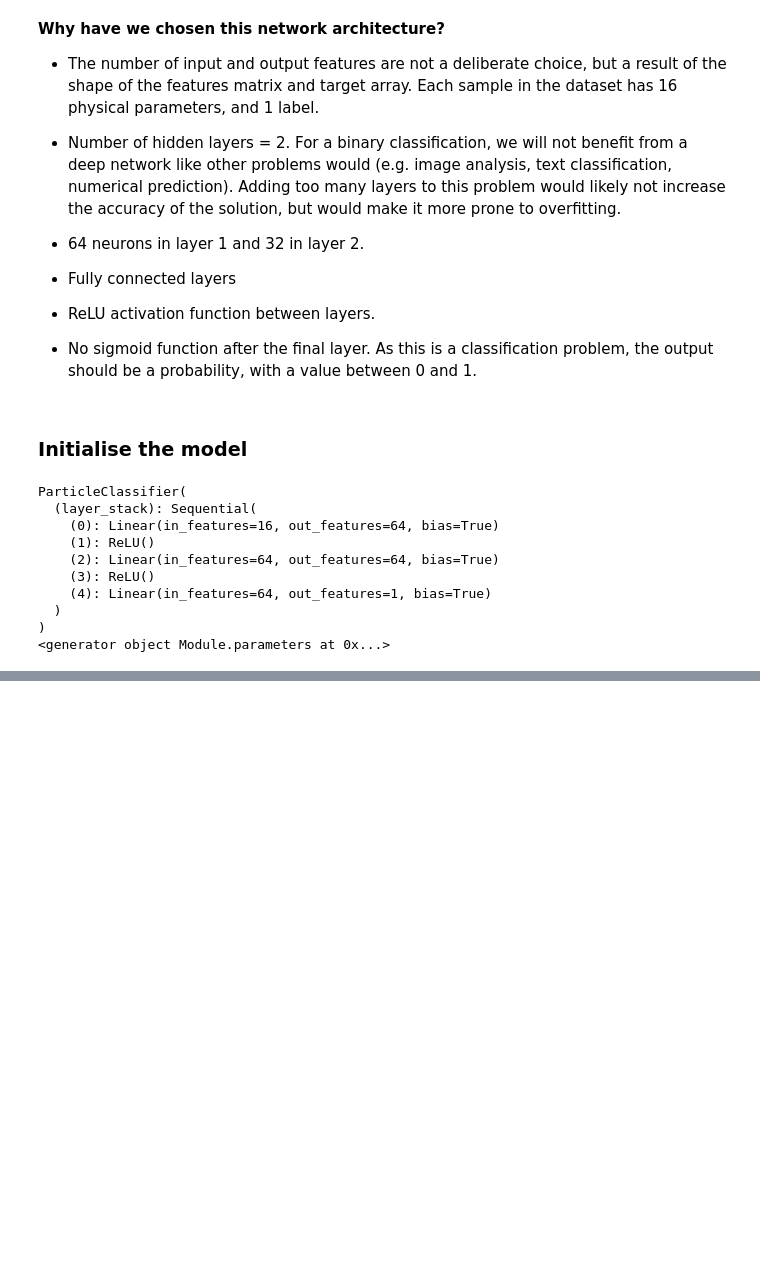
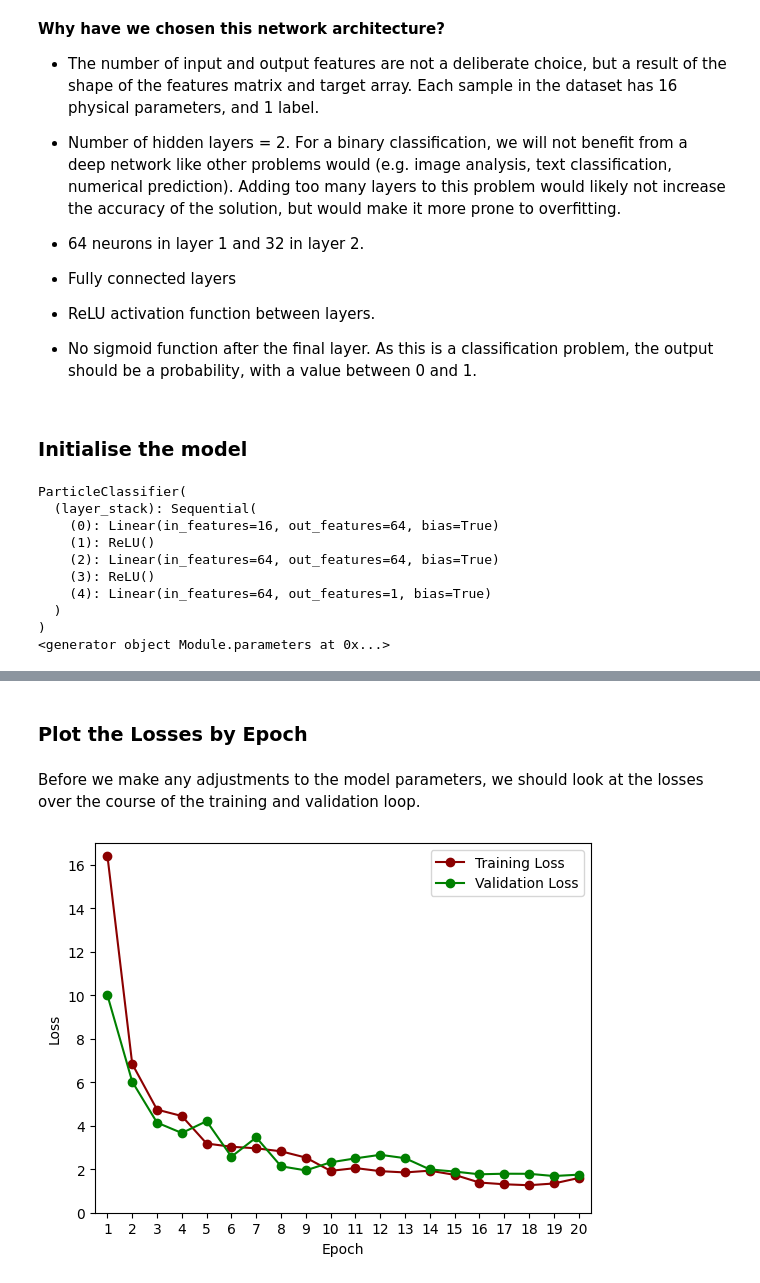
Before and after one commit to lysette-stubbs/ACT_Coursework_2, a Jupyter notebook: py/Q2_Folder/Q2_Neural_Networks.ipynb, the cells around one changed output, grey strips where cells are left out. Saved outputs shown, nothing was run; the diff lists cells and outputs as text; code cells hidden in the pictures; blank space fills up the shorter version.

Commit message:
Multiple Improvments made to NN Model Created validation dataset (10%) Training and Evaluation loop created Performance metrics plotted Model parameters adjusted to improve performance

```diff
--- a/py/Q2_Folder/Q2_Neural_Networks.ipynb
+++ b/py/Q2_Folder/Q2_Neural_Networks.ipynb
@@ -608,8 +671,9 @@ print(type(train_set))
 # shuffle before batching
 train_loader = DataLoader(train_set, batch_size=64, shuffle=True)
 
-# do the same for the test data
-# this does not need to be shuffled
+# do the same for the validation and test data
+# these don't need to be shuffled
+val_loader = DataLoader(val_set, batch_size=64)
 test_loader = DataLoader(test_set, batch_size=64)
 # %% [markdown]
 ### Plot the Training Data  (maybe)
@@ -726,6 +777,7 @@ class ParticleClassifier(nn.Module):
 # %%
 # create an instance of the model
-pc_model = ParticleClassifier()
+# and pass it to the device
+pc_model = ParticleClassifier().to(device)
 
 # print the model
 print(pc_model)
@@ -734,6 +786,10 @@ print(pc_model)
 
 # print the model parameters
 print(pc_model.parameters())
+
+# do we want the state_dict?
+# or should we train the model first?
+#print(pc_model.state_dict)
 # %% [output]
 ParticleClassifier(
   (layer_stack): Sequential(
@@ -773,10 +831,12 @@ Default setting is 0.001. Through trial and error this has proved to be the most
 # %%
 # define a learning rate
 # default is 1e-3 (0.001)
-l_rate = 0.0
+l_rate = 0.001
 
 # create an optimiser
 # using the parameters from our model
 # and the learning rate we have chosen
 optimiser = optim.Adam(params=pc_model.parameters(), lr=l_rate)
+
+# do we want to add weight decay?
 # %% [markdown]
@@ -795,0 +1045,33 @@ pc_model.train()
+# %% [markdown]
+### Plot the Losses by Epoch
+# %% [markdown]
+Before we make any adjustments to the model parameters, we should look at the losses over the course of the training and validation loop.
+# %%
+# plot training and validation losses as a function of epoch
+# data is in 3 lists, each with 20 elements
+
+# figure out the maximum loss from both lists
+all_losses = train_losses + val_losses # get all losses in one list
+max_loss = max(all_losses) # find the max value
+# upper limit on the y axis
+upper_y = round(max_loss + 1) # same effect as math.ceil(max_loss)
+
+plt.figure() # new figure
+
+# plot the training and validation losses
+plt.plot(ep, train_losses, '-o', c='darkred', label="Training Loss");
+plt.plot(ep, val_losses, '-o', c='green', label="Validation Loss");
+
+# format axes so the plot is neater
+plt.xlim(0.5, 20.5)
+plt.xticks(range(1,21)) # ticks at each epoch (1-20)
+plt.ylim(0, upper_y)
+
+# add labels and a legend
+plt.xlabel("Epoch");
+plt.ylabel("Loss");
+plt.legend();
+
+plt.show() # display figure
+# %% [output]
+[figure, added]
```
Also changed, not shown: parts of 71 cells of this notebook.
